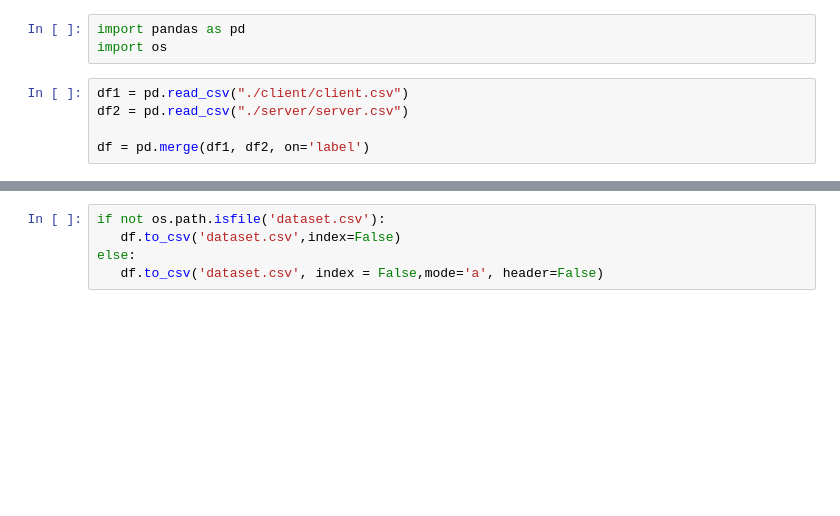
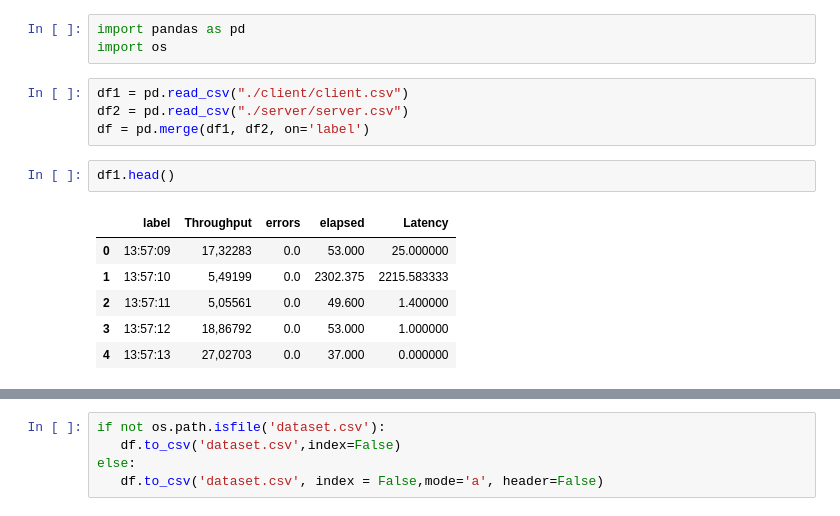
Before and after one commit to RaffaeleRusso/Workload-characterization, a Jupyter notebook: merge_script.ipynb, the cells around one changed output, grey strips where cells are left out. Cells and saved outputs as stored; diff of their text form; blank space fills up the shorter version.

```diff
--- a/merge_script.ipynb
+++ b/merge_script.ipynb
@@ -4,8 +4,16 @@ import os
 # %%
 df1 = pd.read_csv("./client/client.csv")
 df2 = pd.read_csv("./server/server.csv")
-
 df = pd.merge(df1, df2, on='label')
+# %%
+df1.head()
+# %% [output]
+|  | label | Throughput | errors | elapsed | Latency |
+| 0 | 13:57:09 | 17,32283 | 0.0 | 53.000 | 25.000000 |
+| 1 | 13:57:10 | 5,49199 | 0.0 | 2302.375 | 2215.583333 |
+| 2 | 13:57:11 | 5,05561 | 0.0 | 49.600 | 1.400000 |
+| 3 | 13:57:12 | 18,86792 | 0.0 | 53.000 | 1.000000 |
+| 4 | 13:57:13 | 27,02703 | 0.0 | 37.000 | 0.000000 |
 # %%
 df.drop(columns=["label"],inplace=True)
 df.head()
```
Also changed, not shown: parts of 3 cells of this notebook, 8 other files.
